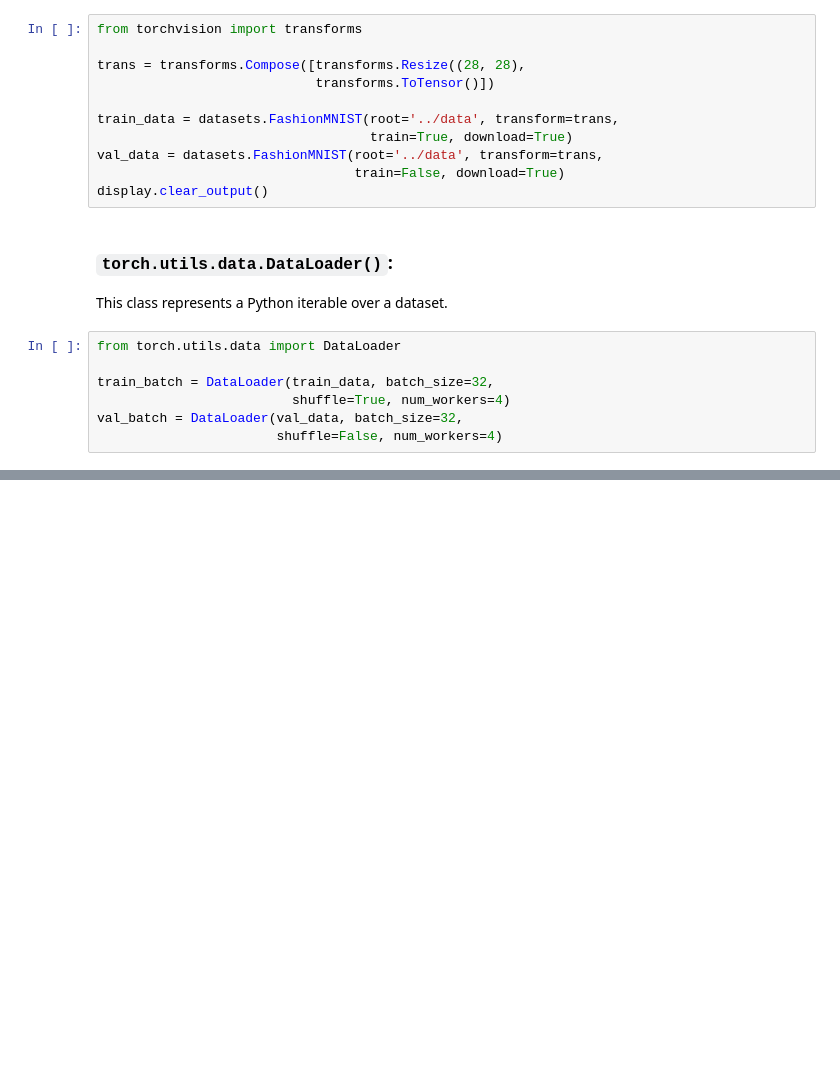
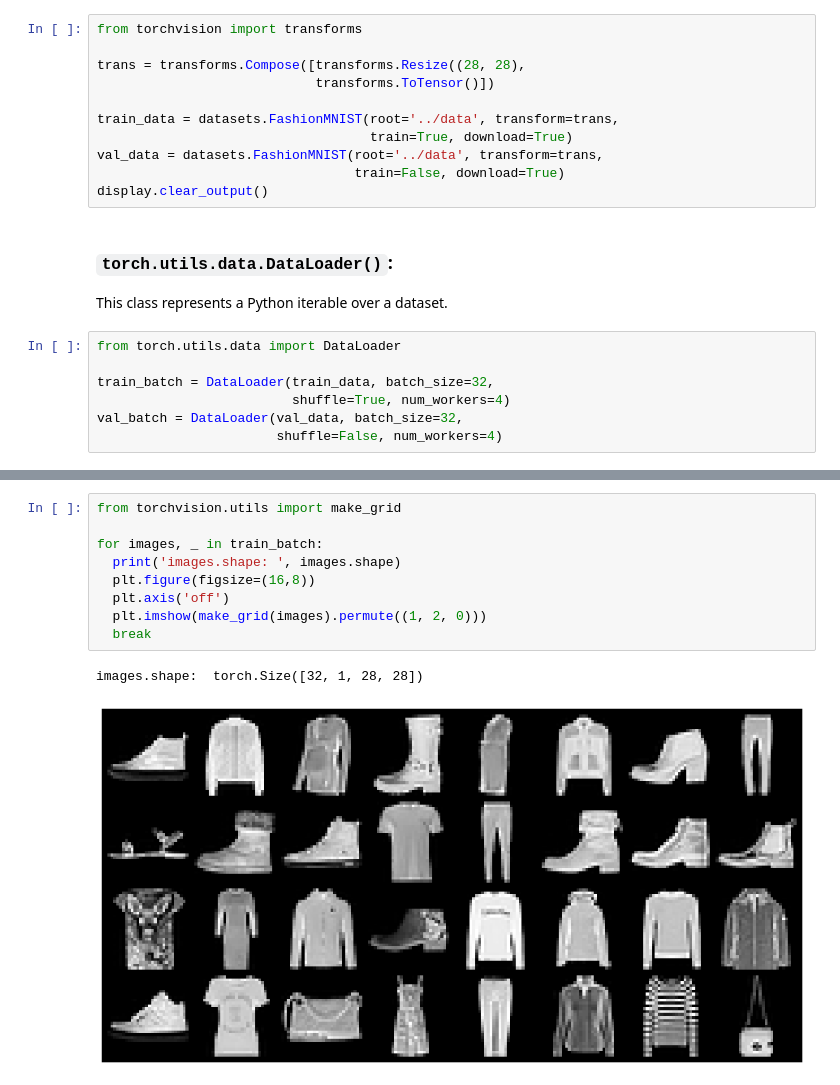
Before and after one commit to DavoodSZ1993/Dive-into-Deep-Learning-Notes-, a Jupyter notebook: pytorch_basics.ipynb, the cells around one changed output, grey strips where cells are left out. Cells and saved outputs as stored; diff of their text form; blank space fills up the shorter version.

```diff
--- a/pytorch_basics.ipynb
+++ b/pytorch_basics.ipynb
@@ -75,0 +81,12 @@ val_batch = DataLoader(val_data, batch_size=32,
+# %%
+from torchvision.utils import make_grid
+
+for images, _ in train_batch:
+  print('images.shape: ', images.shape)
+  plt.figure(figsize=(16,8))
+  plt.axis('off')
+  plt.imshow(make_grid(images).permute((1, 2, 0)))
+  break
+# %% [output]
+images.shape:  torch.Size([32, 1, 28, 28])
+[figure, added]
```
Also changed, not shown: parts of 1 cell of this notebook.
